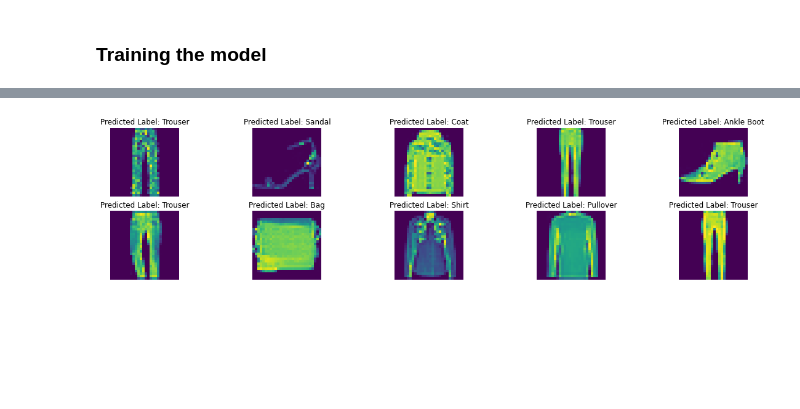
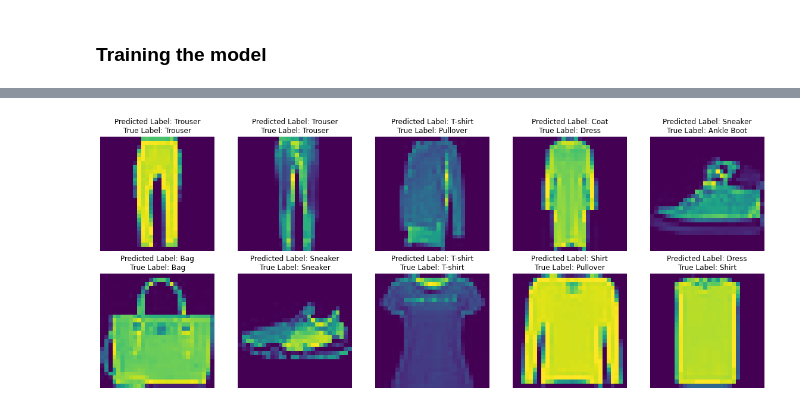
Before and after one commit to williampangbest1/williampangbest1.github.io, a Jupyter notebook: machine_learning/softmax_regression.ipynb, the cells around one changed output, grey strips where cells are left out. Saved outputs shown, nothing was run; the diff lists cells and outputs as text; code cells hidden in the pictures; blank space fills up the shorter version.

```diff
--- a/machine_learning/softmax_regression.ipynb
+++ b/machine_learning/softmax_regression.ipynb
@@ -121,14 +121,14 @@ Accuracy: tensor(0.9062)
 # %%
 labels = ['T-shirt', 'Trouser', 'Pullover', 'Dress', 'Coat',
               'Sandal', 'Shirt', 'Sneaker', 'Bag', 'Ankle Boot']
 
-fig = plt.figure(figsize=(20,7))
+fig = plt.figure(figsize=(20,12))
 for i in range(0,10):
     ax = fig.add_subplot(3,5, i+1)
     no_channelX = X[:, 0, :, :]
     ax.imshow(no_channelX[i])
-    ax.set_title('Predicted Label: {name}'.format(name = labels[y[i]]))
+    ax.set_title('Predicted Label: {pred}\nTrue Label: {true}'.format(pred = labels[preds[i]], true = labels[y[i]]))
     #ax.set_title(labels[y[i]])
     plt.axis('off')
 # %% [output]
-[figure, old version]
+[figure, new version]
```
Also changed, not shown: parts of 1 cell of this notebook, 1 other file.
